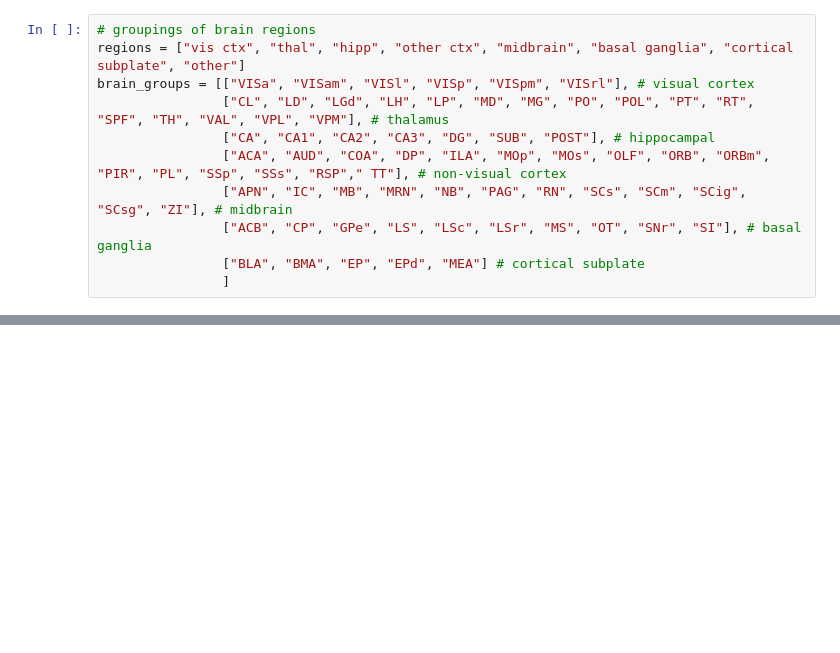
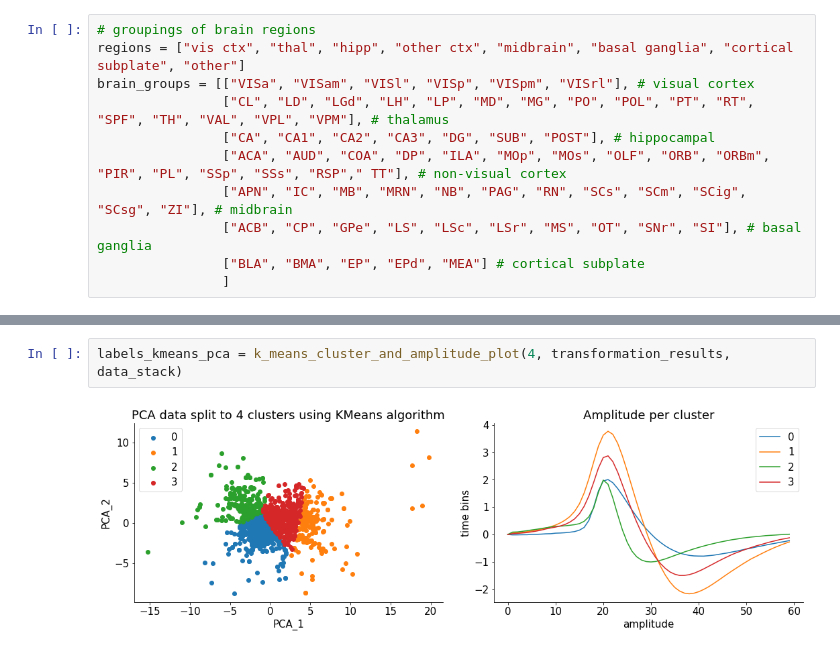
Before and after one commit to 2walkingfish/Neuromatch_Project_133, a Jupyter notebook: Explore_steinmetz_extra_dataset.ipynb, the cells around one changed output, grey strips where cells are left out. Drawn from its saved outputs; the diff is of its cells as text; blank space fills up the shorter version.

```diff
--- a/Explore_steinmetz_extra_dataset.ipynb
+++ b/Explore_steinmetz_extra_dataset.ipynb
@@ -264,0 +254,4 @@ number of labels 5
+# %%
+labels_kmeans_pca = k_means_cluster_and_amplitude_plot(4, transformation_results, data_stack)
+# %% [output]
+[figure, added]
```
Also changed, not shown: parts of 35 cells of this notebook.
